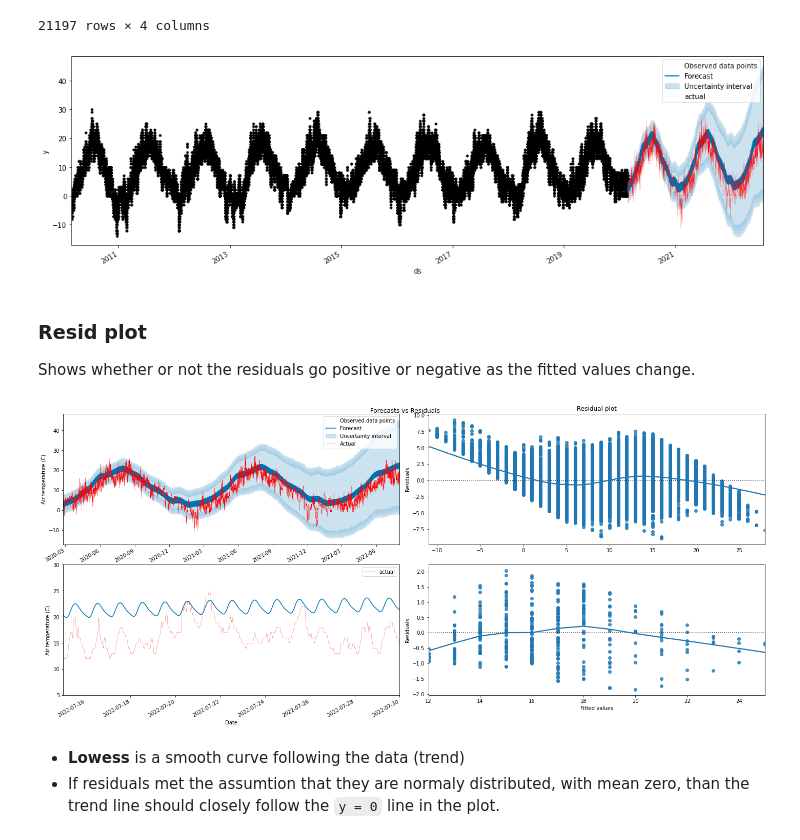
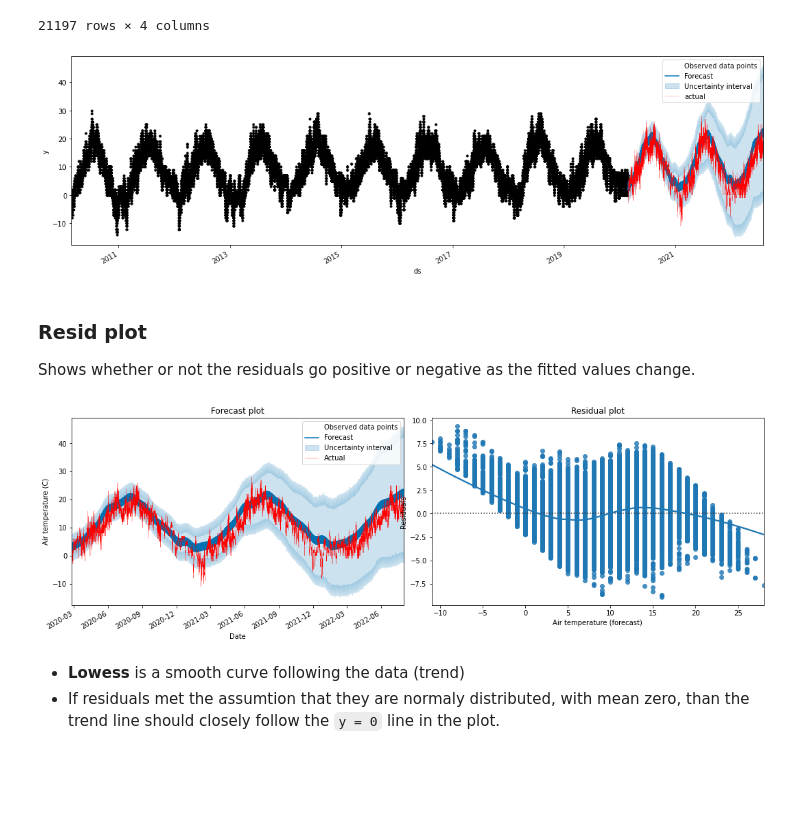
Before and after one commit to Peshkatar/prophet-weather-forecast, a Jupyter notebook: model.ipynb, the cells around one changed output. Cells and saved outputs as stored; diff of their text form; code cells hidden in the pictures; blank space fills up the shorter version.

Commit message:
plots comparing smhi vs prophet

```diff
--- a/model.ipynb
+++ b/model.ipynb
@@ -239,7 +243,7 @@ fig, ax = plt.subplots(figsize=(15, 5))
 
 # Cast over our test data onto the models predictions.
 m.plot(forecast, include_legend=True, ax=ax)
-test.plot(x="ds", y="y", label="actual", color="red", linewidth=0.1, ax=ax)
+test.plot(x="ds", y="y", label="actual", color="red", linewidth=0.2, ax=ax)
 
 # Configure figure.
 ax.set(xlim=(train["ds"].min(), test["ds"].max()))
@@ -247,37 +251,27 @@ ax.set(xlim=(train["ds"].min(), test["ds"].max()))
 # Show plot.
 plt.show()
 # %% [output]
-[figure, old version]
+[figure, new version]
 # %% [markdown]
 ### Resid plot
 Shows whether or not the residuals go positive or negative as the fitted values change.
 # %%
 # Figure and axis-object.
-fig, (ax1, ax2) = plt.subplots(2, 2, figsize=(20, 10))
-fig.suptitle("Forecasts vs Residuals")
+fig, (ax1, ax2) = plt.subplots(1, 2, figsize=(15, 5))
 
 # Plot predictions versus actuals.
-m.plot(forecast, include_legend=True, ax=ax1[0])
-pred.plot(x="ds", y="y", label="Actual", color="red", linewidth=0.3, ax=ax1[0])
-ax1[0].set(xlabel=None, ylabel="Air temperature (C)", xlim=(forecast["ds"].min(), forecast["ds"].max()))
+m.plot(forecast, include_legend=True, ax=ax1)
+pred.plot(x="ds", y="y", label="Actual", color="red", linewidth=0.3, ax=ax1)
+ax1.set(title="Forecast plot", xlabel="Date", ylabel="Air temperature (C)", xlim=(forecast["ds"].min(), forecast["ds"].max()))
 
 # Plot the residuals vs. fitted values.
-sns.residplot(x="y", y="yhat", data=pred, lowess=True, ax=ax1[1])
-ax1[1].set(title="Residual plot", xlabel=None, ylabel="Residuals")
-
-# Plot predictions versus actuals.
-m.plot(forecast, uncertainty=False, ax=ax2[0])
-test.plot(x="ds", y="y", label="actual", color="red", linewidth=0.3, ax=ax2[0])
-ax2[0].set(xlabel="Date", ylabel="Air temperature (C)", xlim=("2022-07-15", "2022-07-30"), ylim=(5, 30))
-
-# Plot the residuals vs. fitted values.
-sns.residplot(x="y", y="yhat", data=pred.query("'2022-07-15' <= ds <= '2022-07-30'"), lowess=True, ax=ax2[1])
-ax2[1].set(xlabel="Fitted values", ylabel="Residuals")
+sns.residplot(x="y", y="yhat", data=pred, lowess=True, ax=ax2)
+ax2.set(title="Residual plot", xlabel="Air temperature (forecast)", ylabel="Residuals")
 
 # Show plot.
 plt.show()
 # %% [output]
-[figure, old version]
+[figure, new version]
 # %% [markdown]
 - **Lowess** is a smooth curve following the data (trend)
 - If residuals met the assumtion that they are normaly distributed, with mean zero, than the trend line should closely follow the `y = 0` line in the plot.
```
Also changed, not shown: parts of 11 cells of this notebook.
